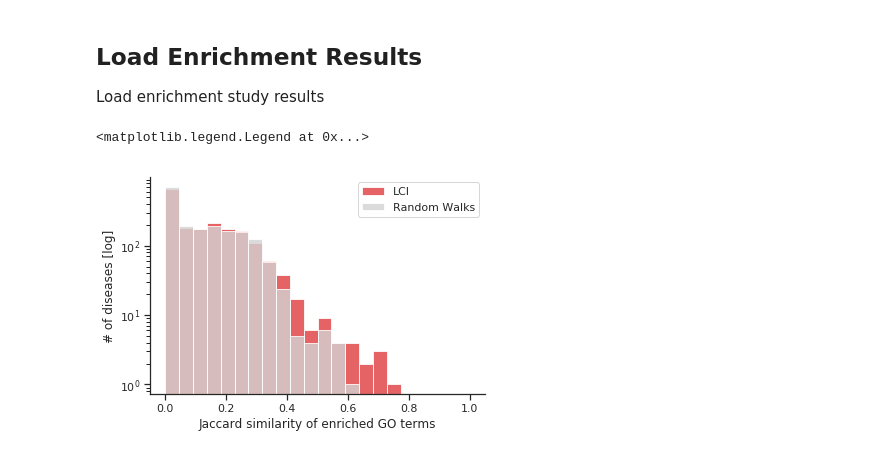
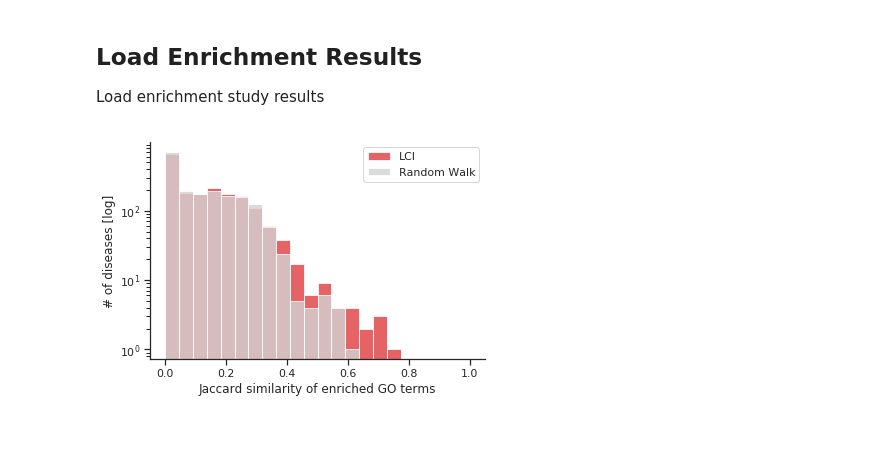
Before and after one commit to seyuboglu/milieu, a Jupyter notebook: notebooks/go_enrichment.ipynb, the cells around one changed output. Cells and saved outputs as stored; diff of their text form; code cells hidden in the pictures.

Commit message:
added; enrichment tables

```diff
--- a/notebooks/go_enrichment.ipynb
+++ b/notebooks/go_enrichment.ipynb
@@ -131,18 +172,18 @@ lci_eval_results = pd.read_csv("../experiments/dpp_evaluate/lci/metrics.csv", in
 # %%
 sns.distplot(lci_results["lci_jaccard_sim"], bins=22, kde=False, label="LCI", hist_kws={"range": (0, 1),
                                                                                         "color": "#E03C3F",
                                                                                         "alpha":0.8})
-sns.distplot(rw_results["lci_jaccard_sim"], bins=22, kde=False, label="Random Walks", hist_kws={"range": (0, 1),
+sns.distplot(rw_results["lci_jaccard_sim"], bins=22, kde=False, label="Random Walk", hist_kws={"range": (0, 1),
                                                                                       "color": "lightgrey",
                                                                                       "alpha": 0.8})
 sns.despine()
 plt.yscale('log')
 plt.xlabel("Jaccard similarity of enriched GO terms")
 plt.ylabel("# of diseases [log]")
 plt.legend()
+plt.savefig("../experiments/go_enrichment/lci/lci_rw_go.pdf")
 # %% [output]
-<matplotlib.legend.Legend at 0x...>
-[figure, old version]
+[figure, new version]
 # %%
 lci_jaccard = lci_results["lci_jaccard_sim"].sort_index()
 # %%
```
Also changed, not shown: parts of 13 cells of this notebook, 8 other files.
